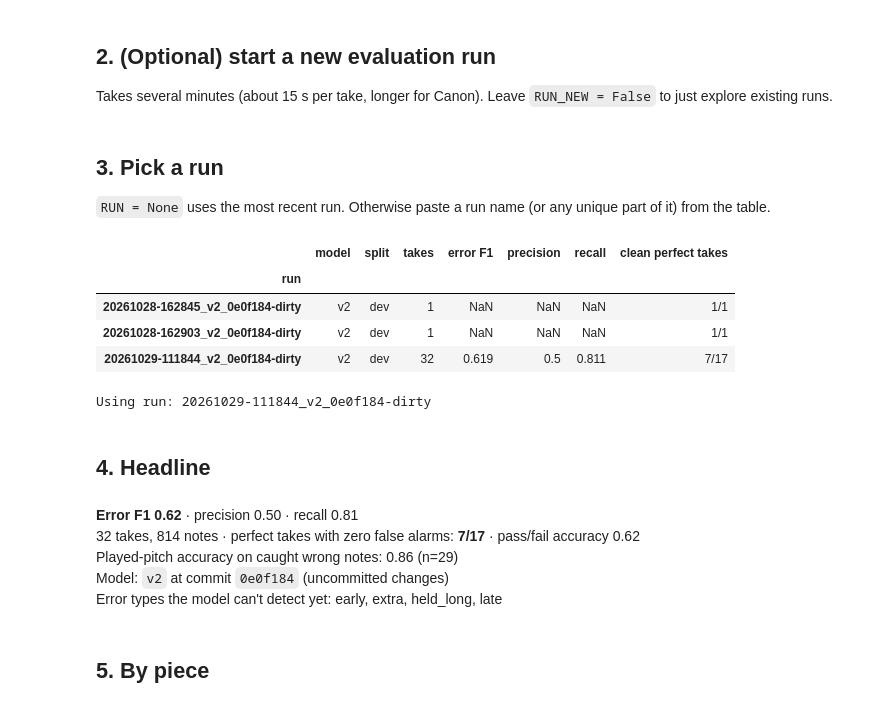
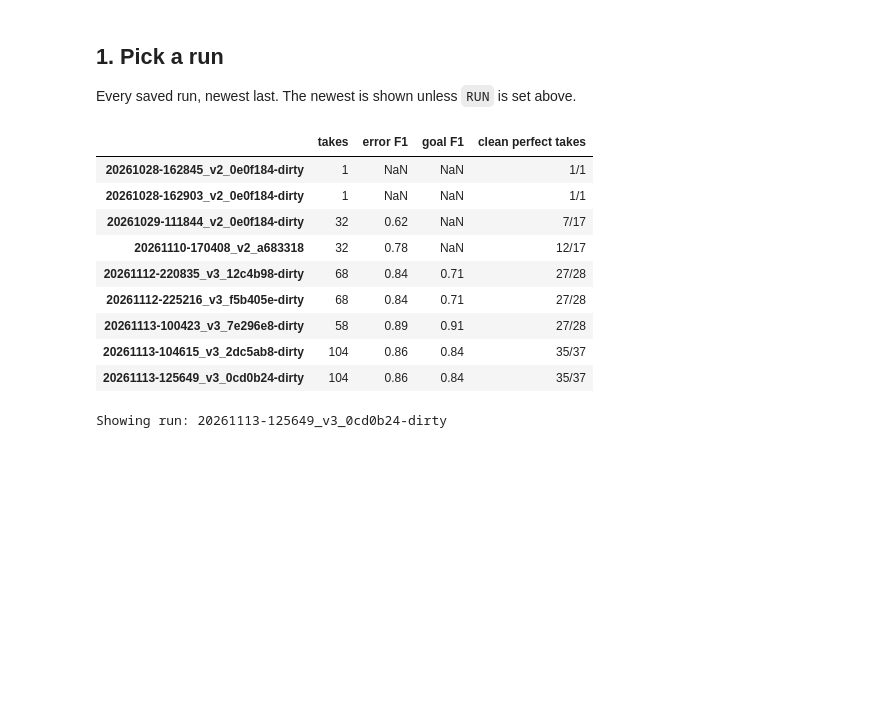
Before and after one commit to thomaschin35/automatic-piano-evaluation-hmm, a Jupyter notebook: eval/results.ipynb, the cells around one changed output. Saved outputs shown, nothing was run; the diff lists cells and outputs as text; code cells hidden in the pictures; blank space fills up the shorter version.

```diff
--- a/eval/results.ipynb
+++ b/eval/results.ipynb
@@ -37,3 +41,0 @@ repo: /Users/thomaschin/Documents/GitHub/School/automatic-piano-evaluation-hmm
-# %% [markdown]
-## 2. (Optional) start a new evaluation run
-Takes several minutes (about 15 s per take, longer for Canon). Leave `RUN_NEW = False` to just explore existing runs.
@@ -50,56 +42,31 @@ if RUN_NEW:
-# %% [markdown]
-## 3. Pick a run
-`RUN = None` uses the most recent run. Otherwise paste a run name (or any unique part of it) from the table.
+# %% [markdown]
+## 1. Pick a run
+Every saved run, newest last. The newest is shown unless `RUN` is set above.
 # %%
-RUN = None
+runs = sorted(p for p in RUNS_DIR.iterdir() if (p / "metrics.json").exists())
+listing = {}
+for p in runs:
+    o = json.loads((p / "metrics.json").read_text())["overall"]
+    listing[p.name] = {"takes": o["n_takes"], "error F1": o["error"]["f1"], "goal F1": o.get("goal", {}).get("f1"),
+                       "clean perfect takes": f"{o['perfect_takes']['clean']}/{o['perfect_takes']['n']}"}
+display(pd.DataFrame(listing).T.infer_objects().round(2))
 
-runs = sorted(p for p in RUNS_DIR.iterdir() if (p / "metrics.json").exists())
-listing = []
-for p in runs:
-    meta = json.loads((p / "meta.json").read_text())
-    o = json.loads((p / "metrics.json").read_text())["overall"]
-    listing.append({"run": p.name, "model": meta["model"], "split": meta.get("split", "all"), "takes": o["n_takes"],
-                    "error F1": o["error"]["f1"], "precision": o["error"]["precision"],
-                    "recall": o["error"]["recall"],
-                    "clean perfect takes": f"{o['perfect_takes']['clean']}/{o['perfect_takes']['n']}"})
-display(pd.DataFrame(listing).set_index("run").round(3))
-
-if RUN is None:
-    run_dir = runs[-1]
-else:
-    matches = [p for p in runs if RUN in p.name]
-    assert len(matches) == 1, f"'{RUN}' matches {len(matches)} runs"
-    run_dir = matches[0]
+match = [p for p in runs if RUN is None or RUN in p.name]
+assert RUN is None or len(match) == 1, f"'{RUN}' matches {len(match)} runs"
+run_dir = match[-1]
 metrics, rows = load_run(run_dir)
 meta = json.loads((run_dir / "meta.json").read_text())
-notes = pd.DataFrame(rows)
-notes["label_ok"] = notes["label_ok"] == "True"
-print("Using run:", run_dir.name)
+notes = pd.DataFrame(rows).assign(label_ok=lambda d: d["label_ok"] == "True")
+print("Showing run:", run_dir.name)
 # %% [output]
-|  | model | split | takes | error F1 | precision | recall | clean perfect takes |
-| run |  |  |  |  |  |  |  |
-| 20261028-162845_v2_0e0f184-dirty | v2 | dev | 1 | NaN | NaN | NaN | 1/1 |
-| 20261028-162903_v2_0e0f184-dirty | v2 | dev | 1 | NaN | NaN | NaN | 1/1 |
-| 20261029-111844_v2_0e0f184-dirty | v2 | dev | 32 | 0.619 | 0.5 | 0.811 | 7/17 |
+|  | takes | error F1 | goal F1 | clean perfect takes |
+| 20261028-162845_v2_0e0f184-dirty | 1 | NaN | NaN | 1/1 |
+| 20261028-162903_v2_0e0f184-dirty | 1 | NaN | NaN | 1/1 |
+| 20261029-111844_v2_0e0f184-dirty | 32 | 0.62 | NaN | 7/17 |
+| 20261110-170408_v2_a683318 | 32 | 0.78 | NaN | 12/17 |
+| 20261112-220835_v3_12c4b98-dirty | 68 | 0.84 | 0.71 | 27/28 |
+| 20261112-225216_v3_f5b405e-dirty | 68 | 0.84 | 0.71 | 27/28 |
+| 20261113-100423_v3_7e296e8-dirty | 58 | 0.89 | 0.91 | 27/28 |
+| 20261113-104615_v3_2dc5ab8-dirty | 104 | 0.86 | 0.84 | 35/37 |
+| 20261113-125649_v3_0cd0b24-dirty | 104 | 0.86 | 0.84 | 35/37 |
-Using run: 20261029-111844_v2_0e0f184-dirty
+Showing run: 20261113-125649_v3_0cd0b24-dirty
-# %% [markdown]
-## 4. Headline
-# %%
-o = metrics["overall"]
-def f(x): return "–" if x is None else f"{x:.2f}"
-display(Markdown(
-    f"**Error F1 {f(o['error']['f1'])}** · precision {f(o['error']['precision'])} · recall {f(o['error']['recall'])}  \n"
-    f"{o['n_takes']} takes, {o['n_notes']} notes · perfect takes with zero false alarms: "
-    f"**{o['perfect_takes']['clean']}/{o['perfect_takes']['n']}** · pass/fail accuracy {f(o['pass_fail_accuracy'])}  \n"
-    f"Played-pitch accuracy on caught wrong notes: {f(o['played_pitch_accuracy'])} (n={o['played_pitch_n']})  \n"
-    f"Model: `{meta['model']}` at commit `{meta['git']['commit']}`{' (uncommitted changes)' if meta['git']['dirty'] else ''}  \n"
-    f"Error types the model can't detect yet: {', '.join(o['unsupported_types']) or 'none'}"
-    + (f"  \n**Failed takes:** {', '.join(o['failed_takes'])}" if o["failed_takes"] else "")))
-# %% [output]
-**Error F1 0.62** · precision 0.50 · recall 0.81
-32 takes, 814 notes · perfect takes with zero false alarms: **7/17** · pass/fail accuracy 0.62
-Played-pitch accuracy on caught wrong notes: 0.86 (n=29)
-Model: `v2` at commit `0e0f184` (uncommitted changes)
-Error types the model can't detect yet: early, extra, held_long, late
-# %% [markdown]
-## 5. By piece
```
Also changed, not shown: parts of 39 cells of this notebook, 11 other files.
